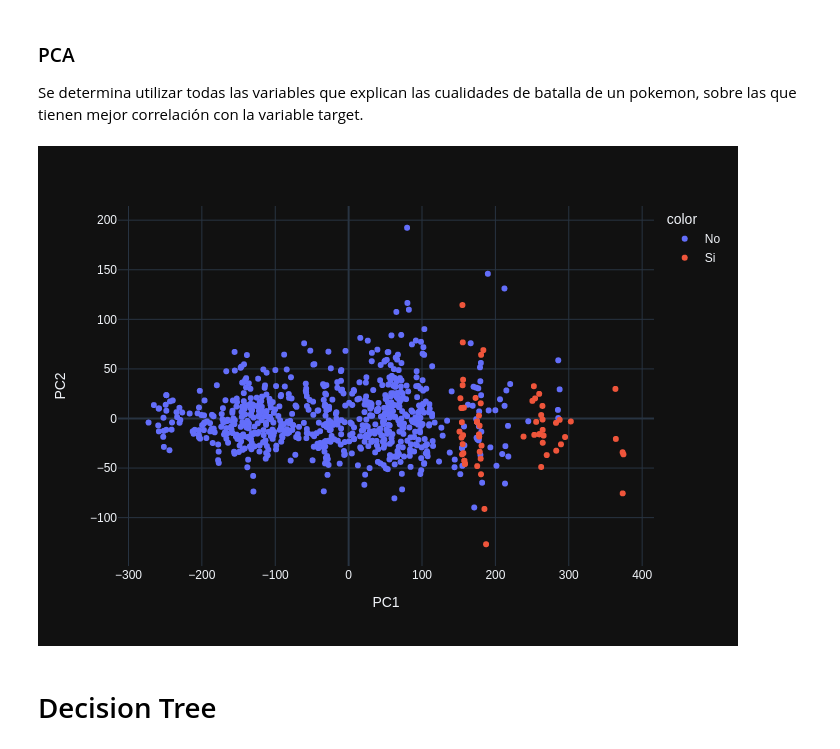
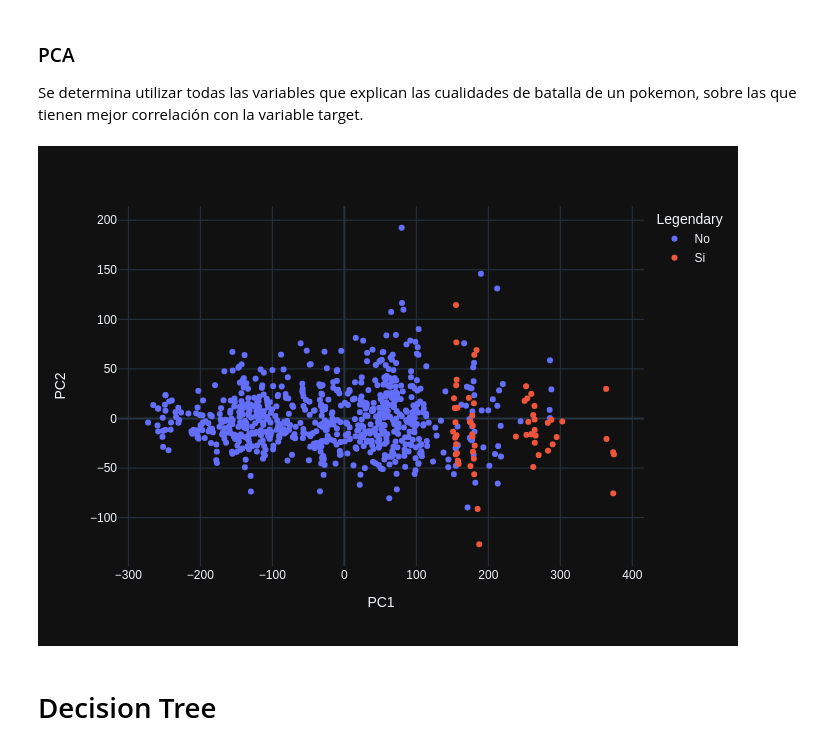
Before and after one commit to gdarias1987/Datascients-Coderhouse, a Jupyter notebook: Entrega1Arias.ipynb, the cells around one changed output. Drawn from its saved outputs; the diff is of its cells as text; code cells hidden in the pictures.

```diff
--- a/Entrega1Arias.ipynb
+++ b/Entrega1Arias.ipynb
@@ -674,21 +674,22 @@ Se determina utilizar todas las variables que explican las cualidades de batalla
 # %%
 df_sel_pca = df[[ "Total", "Sp. Atk", "Attack", "Defense","Sp. Def", "Speed"]]
 X = df_sel_pca
 
 pca = decomposition.PCA(n_components=2)
 pca.fit(X)
 X = pca.transform(X)
 df_pca = pd.DataFrame(X , columns = ['PC1','PC2'])
 
 fig = px.scatter(
     df_pca,
     x = "PC1",
     y = "PC2",
-    color = df["Legendary"]
+    color = df["Legendary"],
+    labels = dict(color="Legendary"),
 )
 fig.show("png")
 # %% [output]
-[figure, old version]
+[figure, new version]
 # %% [markdown]
 # Decision Tree
 # %% [markdown]
```
